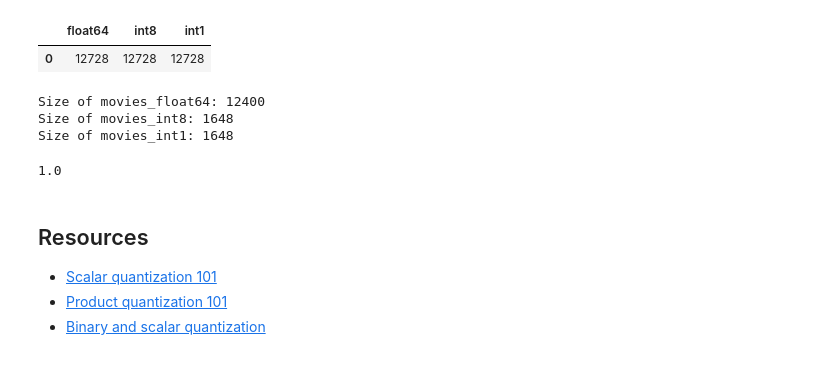
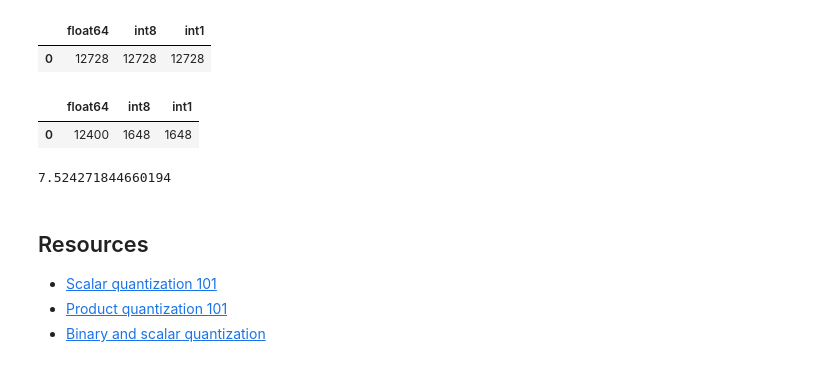
Before and after one commit to madebygps/vector-embeddings-demos, a Jupyter notebook: quantization.ipynb, the cells around one changed output. Saved outputs shown, nothing was run; the diff lists cells and outputs as text; code cells hidden in the pictures.

```diff
--- a/quantization.ipynb
+++ b/quantization.ipynb
@@ -175,26 +177,27 @@ pd.DataFrame({
 # %%
 # Now convert each to numpy arrays of the appropriate type
 import numpy as np
 def convert_to_numpy(movies, dtype):
     return {
         movie: np.array(embedding, dtype=dtype)
         for movie, embedding in movies.items()
     }
 movies_float64 = convert_to_numpy(movies, np.float64)
 movies_int8 = convert_to_numpy(movies_1byte, np.int8)
 movies_int1 = convert_to_numpy(movies_1bit, np.int8)
-# Check the size of each numpy array
-print("Size of movies_float64:", sys.getsizeof(movies_float64['Moana']))
-print("Size of movies_int8:", sys.getsizeof(movies_int8['Moana']))
-print("Size of movies_int1:", sys.getsizeof(movies_int1['Moana']))
+
+pd.DataFrame({
+    'float64': [sys.getsizeof(movies_float64['Moana'])],
+    'int8': [sys.getsizeof(movies_int8['Moana'])],
+    'int1': [sys.getsizeof(movies_int1['Moana'])],
+})
 # %% [output]
-Size of movies_float64: 12400
-Size of movies_int8: 1648
-Size of movies_int1: 1648
+|  | float64 | int8 | int1 |
+| 0 | 12400 | 1648 | 1648 |
 # %%
-sys.getsizeof(movies['Moana'])/sys.getsizeof(movies_1byte['Moana'])
+sys.getsizeof(movies_float64['Moana'])/sys.getsizeof(movies_int8['Moana'])
 # %% [output]
-1.0
+7.524271844660194
 # %% [markdown]
 ## Resources
 
```
Also changed, not shown: parts of 1 cell of this notebook, 2 other files.
